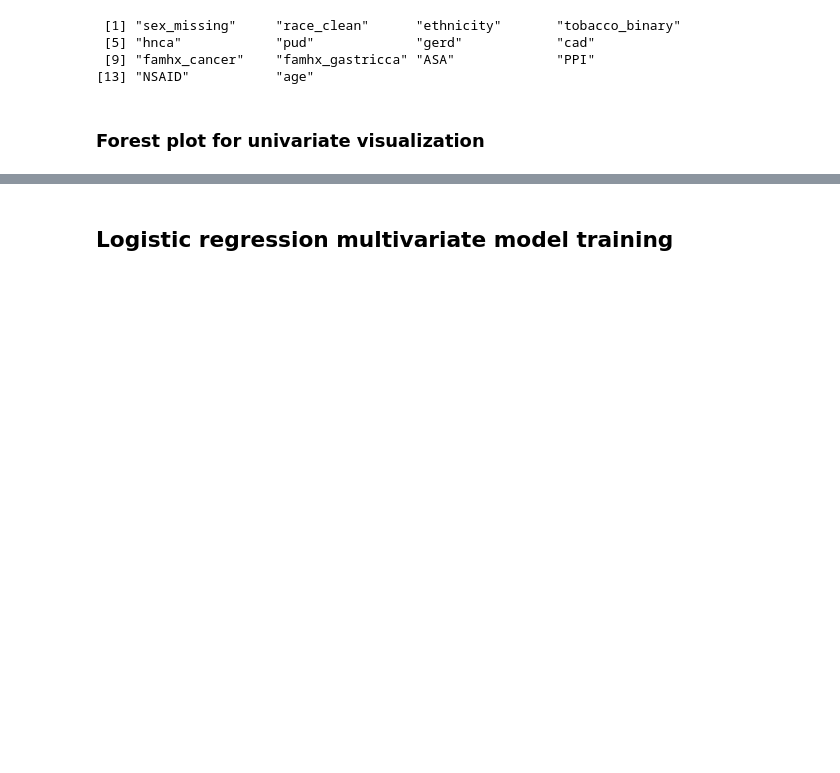
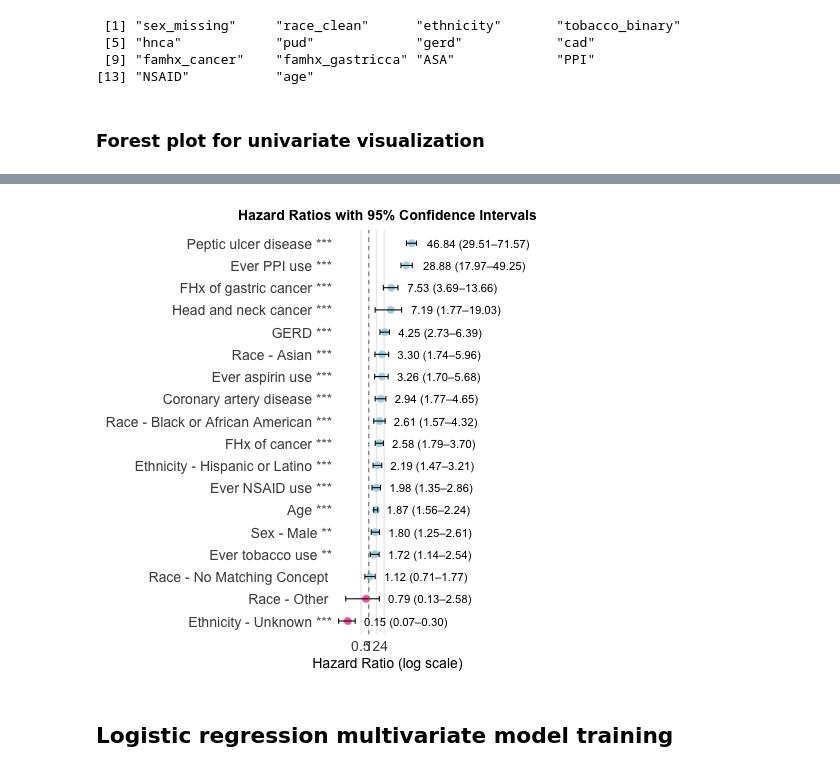
Before and after one commit to alyssayc/ugi-risk, a Jupyter notebook: notebook/analysis_2_ncgc.ipynb, the cells around one changed output, grey strips where cells are left out. Saved outputs shown, nothing was run; the diff lists cells and outputs as text; code cells hidden in the pictures; blank space fills up the shorter version.

```diff
--- a/notebook/analysis_2_ncgc.ipynb
+++ b/notebook/analysis_2_ncgc.ipynb
@@ -86,6 +62,15 @@ warnings.filterwarnings('ignore', category=pd.errors.DtypeWarning)
 pd.set_option('display.max_columns', None)
 # %% [markdown]
 ## Import data
+# %%
+model = 'logreg'
+cancer = 'NCGC'
+ro.globalenv['cancer'] = cancer
+
+analysis_num = '2'
 # %%
 %%R
 r_df_normal <- read.csv("df_analysis0_imputed.csv")
+
+outcome <- ifelse(cancer == "ugica", cancer, paste0("ugica_", cancer))
+outcome_event <- paste0(tolower(cancer), "_5yr")
@@ -134,21 +108,9 @@ for (i in vars_categorical_for_univariate) {
 
 # Set reference levels
 r_df_normal$race_clean <- relevel(r_df_normal$race_clean, ref = 'White')
-r_df_normal$race_clean_missing <- relevel(r_df_normal$race_clean_missing, ref = 'White')
 r_df_normal$ethnicity <- relevel(r_df_normal$ethnicity, ref='Not Hispanic or Latino')
-r_df_normal$ethnicity_missing <- relevel(r_df_normal$ethnicity_missing, ref='Not Hispanic or Latino')
-r_df_normal$alcohol_all <- relevel(r_df_normal$alcohol_all, ref = '0.0')
-# r_df_normal$alcohol_all_missing <- relevel(r_df_normal$alcohol_all_missing, ref = '0')
 r_df_normal$alcohol_binary <- relevel(r_df_normal$alcohol_binary, ref = '0')
-# r_df_normal$alcohol_binary_missing <- relevel(r_df_normal$alcohol_binary_missing, ref = '0')
-r_df_normal$tobacco_all <- relevel(r_df_normal$tobacco_all, ref = '0.0')
-r_df_normal$tobacco_all_missing <- relevel(r_df_normal$tobacco_all_missing, ref = '0')
 r_df_normal$tobacco_binary <- relevel(r_df_normal$tobacco_binary, ref = '0')
-r_df_normal$tobacco_binary_missing <- relevel(r_df_normal$tobacco_binary_missing, ref = '0')
-r_df_normal$hpylori_active <- relevel(r_df_normal$hpylori_active, ref = '0.0')
-# r_df_normal$hpylori_active_missing <- relevel(r_df_normal$hpylori_active_missing, ref = '0')
-r_df_normal$hpylori_active_chronic <- relevel(r_df_normal$hpylori_active_chronic, ref = '0.0')
-# r_df_normal$hpylori_active_chronic_missing <- relevel(r_df_normal$hpylori_active_chronic_missing, ref = '0')
 r_df_normal$hpylori_active_chronic_binary <- relevel(r_df_normal$hpylori_active_chronic_binary, ref = '0')
 # %%
 %%R
@@ -244,0 +133,19 @@ R[write to console]: Waiting for profiling to be done...
+# %%
+%%R
+# HRs, 95% CIs, p-values
+results_list <- list()
+
+for (var in vars_for_univariate) {
+    # Skip if fewer than 2 levels, ie. 100% in one group
+    if (length(unique(na.omit(r_df_normal[[var]]))) < 2) next
+
+    # Build formula
+    model <- train_logreg_model(train_set = r_df_normal, selected_vars = var, outcome = outcome)
+
+    # Get model summary in formatted dataframe
+    model_df <- get_logreg_univariate_summary(model, var, categorical_vars)
+    results_list[[var]] <- model_df
+}
+
+final_results <- do.call(rbind, results_list)
+write.csv(final_results, univariate_filename)
@@ -371,2 +218,7 @@ ggplot(forestplot_df, aes(x = OR, y = Variable_labeled)) +
+# %%
+%%R
+plot_univariate_forest(forestplot_df)
+# %% [output]
+[figure, added]
 # %% [markdown]
 ## Logistic regression multivariate model training
```
Also changed, not shown: parts of 43 cells of this notebook, 4 other files.
